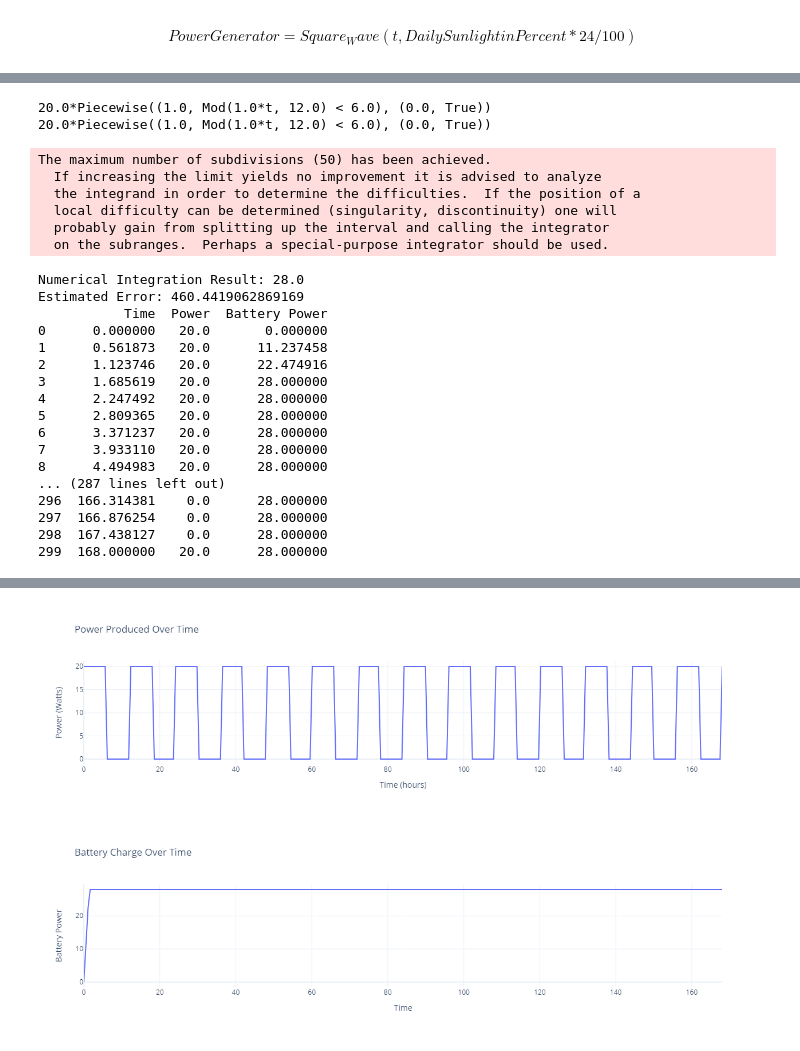
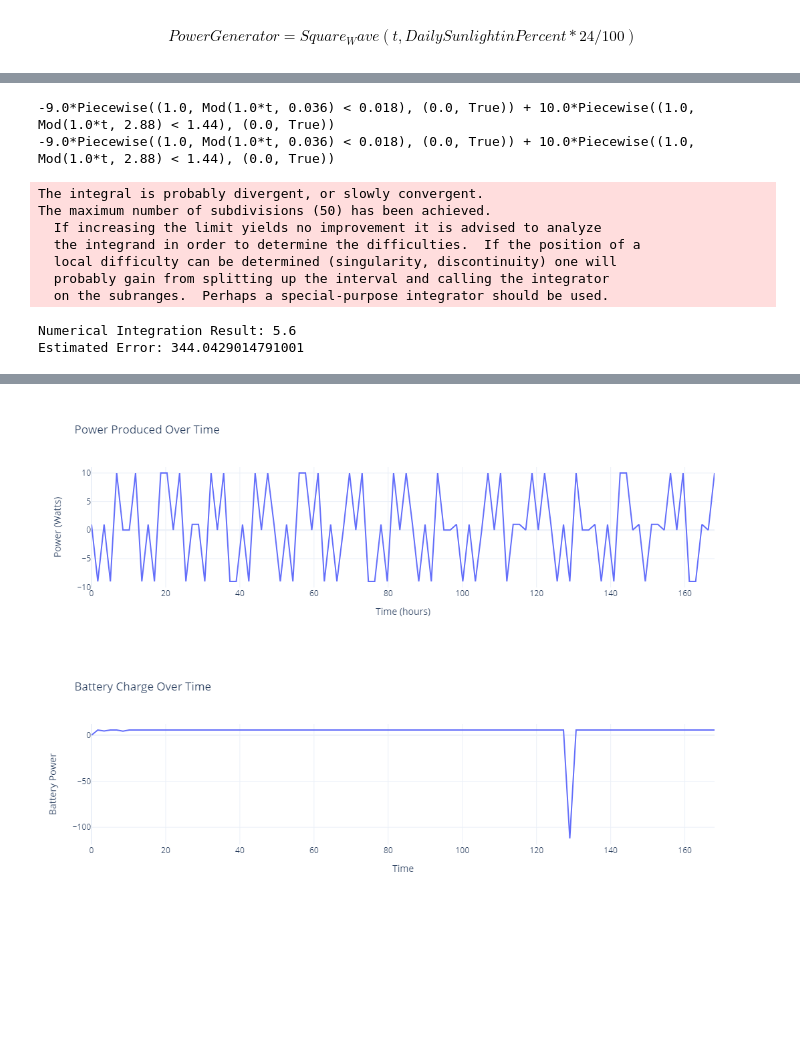
Before and after one commit to tkomarOSP/Trail_Power_for_Campgrounds, a Jupyter notebook: Trail Power for Campgrounds/Notebooks/PowerStudy.ipynb, the cells around one changed output, grey strips where cells are left out. Cells and saved outputs as stored; diff of their text form; code cells hidden in the pictures; blank space fills up the shorter version.

Commit message:
Updated formulas for power study.

```diff
--- a/Trail Power for Campgrounds/Notebooks/PowerStudy.ipynb
+++ b/Trail Power for Campgrounds/Notebooks/PowerStudy.ipynb
@@ -86,3 +80,8 @@ def power_generator(t, period, SP_Power ):
         (1.0, (t % period) < period / 2),
         (0.0, (t % period) >= period / 2)
     )
+def battery_load(t, period, USB_Current,Boost_Efficiency):
+    return USB_Current * 5.0  * Boost_Efficiency/100 * Piecewise(
+        (1.0, (t % period) < period / 2),
+        (0.0, (t % period) >= period / 2)
+    )
@@ -96,0 +88,19 @@ display(Markdown(f"# The value of the variable is {period_value}"))
+# %%
+sun_period_value = model.search("LogicalComponent").by_name("Sun").property_value_groups["DailySunLight"]["Value"] * 24/100  # Example period of 12 hours for .50
+load_period_value = model.search("LogicalFunction").by_name("Accept Charger").property_value_groups["DailyActivity"]["Value"]   # Example period of 12 hours for .50
+panel_power = model.search("LogicalComponent").by_name("Solar Panel").property_value_groups["Solar Panel Wattage"]["Value"]
+boost_efficiency = model.search("LogicalComponent").by_name("Boost").property_value_groups["Boost Efficiency"]["Value"]
+boost_current_limit = model.search("LogicalComponent").by_name("Boost").property_value_groups["DeviceCurrentLimit"]["Value"]
+charger_eff =model.search("LogicalComponent").by_name("Charger").property_value_groups["Charger Efficiency"]["Value"]
+battery_capacity =model.search("LogicalComponent").by_name("Battery").property_value_groups["Battery Capacity"]["Value"] * 2 /1000 # converted to Ah for 2 batteries
+
+display(Markdown(f"# Formula for Battery Charge Calculations"))
+display(Markdown(f" $$SunPeriod= {sun_period_value} $$"))
+display(Markdown(f" $$LoadPeriod= {load_period_value} $$"))
+display(Markdown(f" $$SolarPanelPower= {panel_power} $$"))
+display(Markdown(f" $$USBCurrent = {boost_current_limit } $$"))
+display(Markdown(f" $$BoostEfficiency = {boost_efficiency } $$"))
+display(Markdown(f" $$PowerGenerator(t) = SquareWave(t,{sun_period_value} * 24/100)*SolarPanelPower $$"))
+display(Markdown(f" $$BatteryLoad(t) = SquareWave(t,{load_period_value} * 24/100) * USBCurrent/100 * BoostEfficiency  $$"))
+display(Markdown(f" $$BatteryCharge(t) = PowerGenerator(t) - BatteryLoad(t)  $$"))
+display(Markdown(f" $$BatteryCharge  = \int_{0}^{t} BatteryCharge(t)\, dt$$"))
@@ -97,18 +118,14 @@ display(Markdown(f"# The value of the variable is {period_value}"))
 # %%
-power_expr = power_generator(t, period_value, panel_power )
+power_expr = power_generator(t,sun_period_value * 24/100, panel_power ) -  battery_load(t , load_period_value* 24/100 ,boost_current_limit,boost_efficiency)
 print(power_expr)
 
 # Substitute period value into the expression
-power_func = power_expr.subs(period, period_value)
+power_func = power_expr.subs(period, sun_period_value)
 print(power_func)
 
 
-
-
-
-
 # Generate data for plotting
-t_vals = np.linspace(0, 7*24, 300)
+t_vals = np.linspace(0, 7*24, 100)
 panel_powers = []
 battery_powers =[]
 
@@ -121,52 +138,38 @@ for t_val in t_vals:
         battery_power = battery_capacity
     panel_powers.append(float(panel_power)) #had to covert to python float to elimnate TypeError: float() argument must be a string or a real number, not 'generator'
     battery_powers.append(float(battery_power)) #had to covert to python float to elimnate TypeError: float() argument must be a string or a real number, not 'generator'
 print(f"Numerical Integration Result: {battery_power}")
 print(f"Estimated Error: {error}")
 
 
 df = pd.DataFrame({'Time': t_vals, 'Power':panel_powers,'Battery Power':battery_powers})
-print(df)
+#print(df)
 fig = px.line(df, x='Time', y='Power', title='Power Produced Over Time')
 
 fig.update_layout(xaxis_title='Time (hours)',
                    yaxis_title='Power (Watts)')
 # Show the plot
 fig.show()
 
 
 fig = px.line(df, x='Time', y='Battery Power', title='Battery Charge Over Time')
 
 #fig.update_layout(xaxis_title='Time (hours)',
 #                   yaxis_title='Energy')
 # Show the plot
 fig.show()
 # %% [output]
-20.0*Piecewise((1.0, Mod(1.0*t, 12.0) < 6.0), (0.0, True))
-20.0*Piecewise((1.0, Mod(1.0*t, 12.0) < 6.0), (0.0, True))
+-9.0*Piecewise((1.0, Mod(1.0*t, 0.036) < 0.018), (0.0, True)) + 10.0*Piecewise((1.0, Mod(1.0*t, 2.88) < 1.44), (0.0, True))
+-9.0*Piecewise((1.0, Mod(1.0*t, 0.036) < 0.018), (0.0, True)) + 10.0*Piecewise((1.0, Mod(1.0*t, 2.88) < 1.44), (0.0, True))
+The integral is probably divergent, or slowly convergent.
 The maximum number of subdivisions (50) has been achieved.
   If increasing the limit yields no improvement it is advised to analyze
   the integrand in order to determine the difficulties.  If the position of a
   local difficulty can be determined (singularity, discontinuity) one will
   probably gain from splitting up the interval and calling the integrator
   on the subranges.  Perhaps a special-purpose integrator should be used.
-Numerical Integration Result: 28.0
-Estimated Error: 460.4419062869169
-           Time  Power  Battery Power
-0      0.000000   20.0       0.000000
-1      0.561873   20.0      11.237458
-2      1.123746   20.0      22.474916
-3      1.685619   20.0      28.000000
-4      2.247492   20.0      28.000000
-5      2.809365   20.0      28.000000
-6      3.371237   20.0      28.000000
-7      3.933110   20.0      28.000000
-8      4.494983   20.0      28.000000
-... (287 lines left out)
-296  166.314381    0.0      28.000000
-297  166.876254    0.0      28.000000
-298  167.438127    0.0      28.000000
-299  168.000000   20.0      28.000000
+Numerical Integration Result: 5.6
+Estimated Error: 344.0429014791001
 [interactive output not drawn]
-[figure, old version]
+[figure, new version]
-[figure, old version]
+[figure, new version]
```
Also changed, not shown: parts of 10 cells of this notebook.
